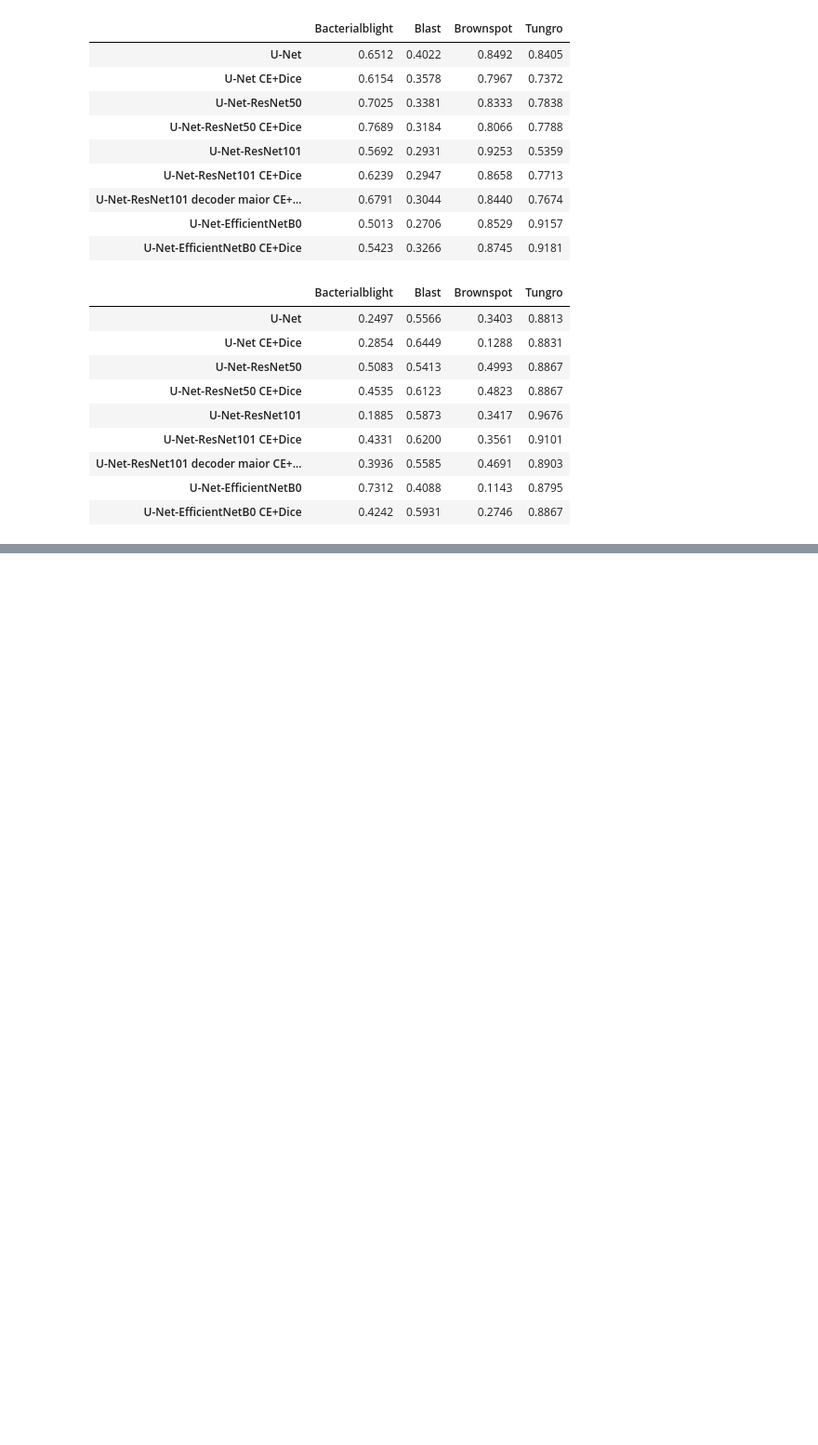
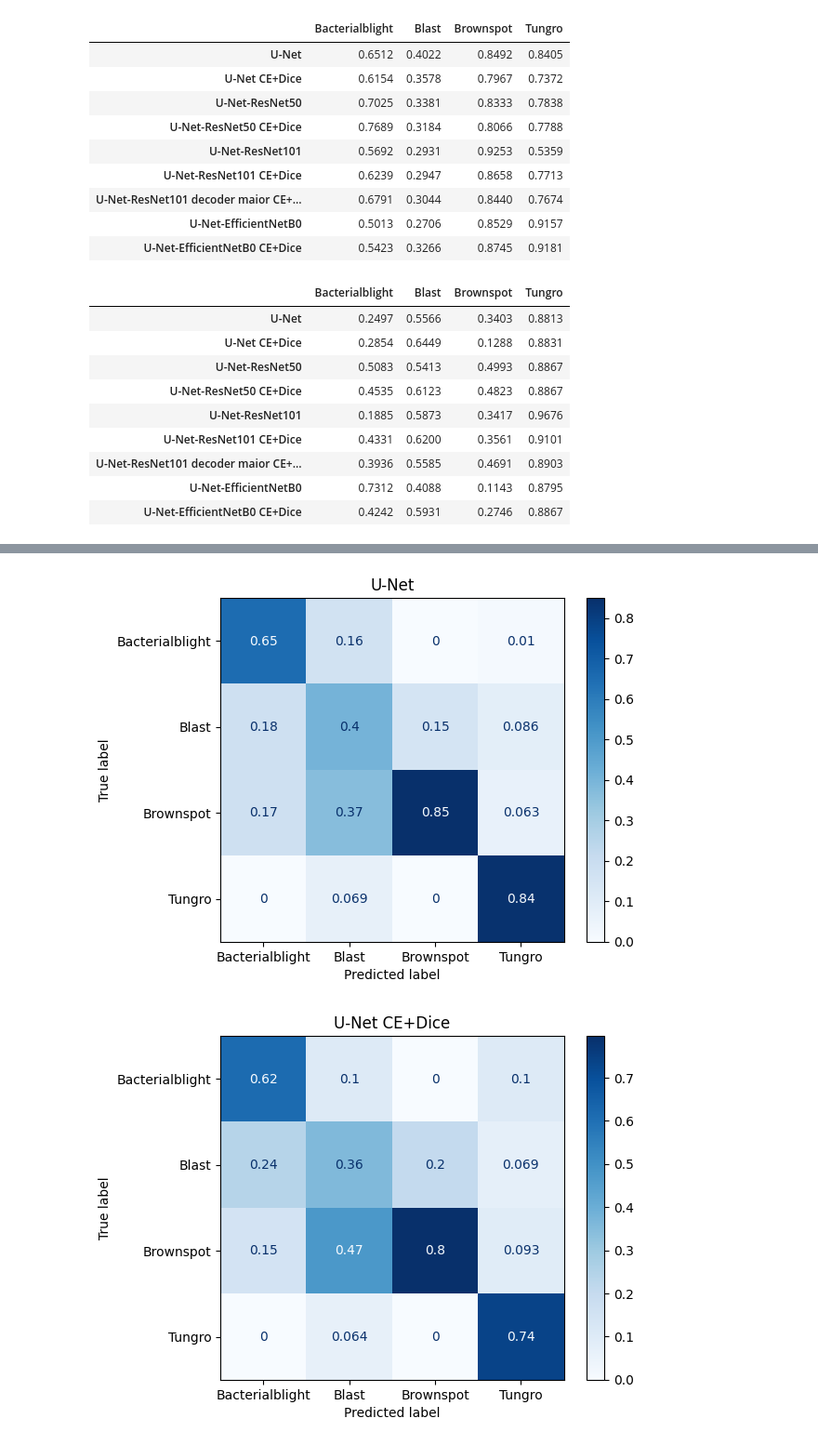
Before and after one commit to beuren33/Bootcamp-Aprendizado-de-Maquina-LAMIA, a Jupyter notebook: card-29/segmentation_rice/avaliacao/models_evaluation.ipynb, the cells around one changed output, grey strips where cells are left out. Shown at 93% size. Saved outputs shown, nothing was run; the diff lists cells and outputs as text; code cells hidden in the pictures; blank space fills up the shorter version.

Commit message:
fix: card 29 confusion matrix in evaluation

```diff
--- a/card-29/segmentation_rice/avaliacao/models_evaluation.ipynb
+++ b/card-29/segmentation_rice/avaliacao/models_evaluation.ipynb
@@ -417,0 +418,12 @@ for k, idx in enumerate(idx_amostra_teste):
+# %%
+# matriz de confusão de cada modelo no teste
+# os labels garantem que a matriz conte a classe sem lesão de fora, como no resto da avaliação
+for nome, r in resultados.items():
+  # pega os resultados das predições e aplica a matriz pronta do sklearn
+  # Precision
+  ConfusionMatrixDisplay.from_predictions(y_test, r['pred_teste'], labels=range(4), display_labels=classes[:4], normalize='pred', cmap='Blues')
+  plt.title(nome)
+  plt.show()
+# %% [output]
+[figure, added]
+[figure, added]
```
Also changed, not shown: parts of 15 cells of this notebook.
